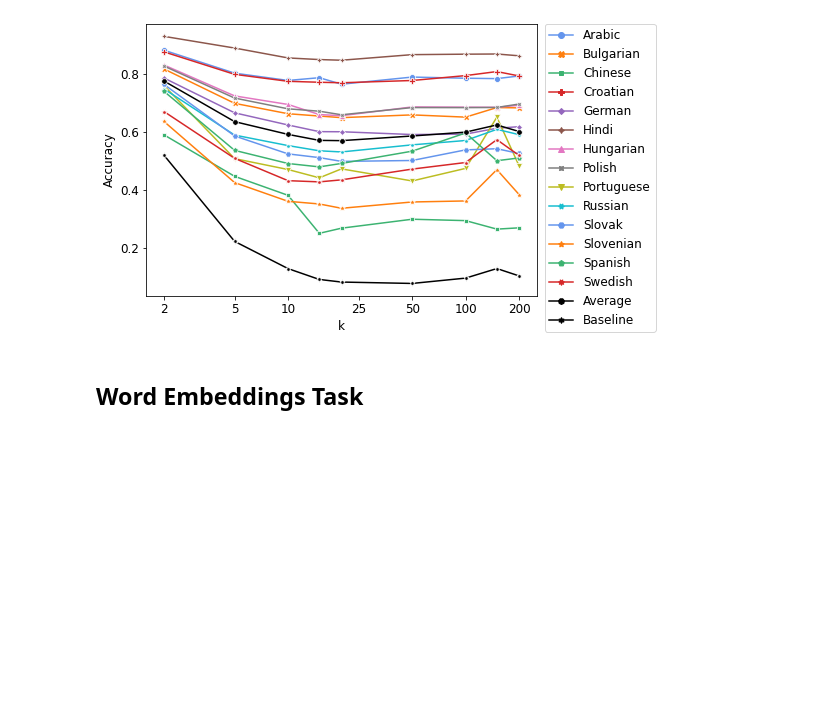
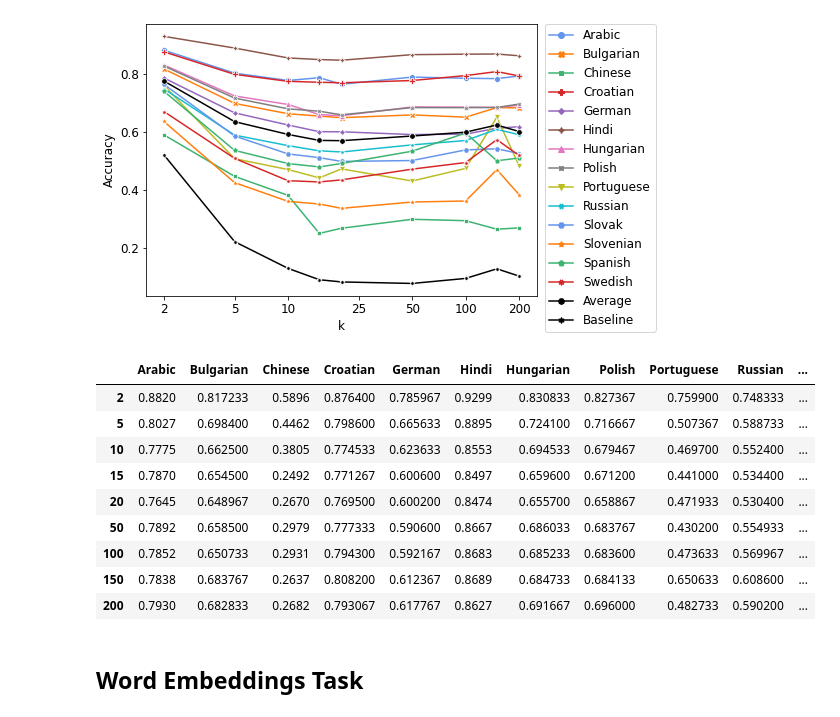
Before and after one commit to edward-chew/machine-translation, a Jupyter notebook: results.ipynb, the cells around one changed output. Drawn from its saved outputs; the diff is of its cells as text; code cells hidden in the pictures; blank space fills up the shorter version.

```diff
--- a/results.ipynb
+++ b/results.ipynb
@@ -654,6 +657,19 @@ plt.legend(bbox_to_anchor=(1.02, 1), loc="upper left", borderaxespad=0)
 plt.savefig("Figures/figure6.png", bbox_inches="tight", dpi=2000)
 # %% [output]
 [figure]
+# %%
+fig_data
+# %% [output]
+|  | Arabic | Bulgarian | Chinese | Croatian | German | Hindi | Hungarian | Polish | Portuguese | Russian | ... |
+| 2 | 0.8820 | 0.817233 | 0.5896 | 0.876400 | 0.785967 | 0.9299 | 0.830833 | 0.827367 | 0.759900 | 0.748333 | ... |
+| 5 | 0.8027 | 0.698400 | 0.4462 | 0.798600 | 0.665633 | 0.8895 | 0.724100 | 0.716667 | 0.507367 | 0.588733 | ... |
+| 10 | 0.7775 | 0.662500 | 0.3805 | 0.774533 | 0.623633 | 0.8553 | 0.694533 | 0.679467 | 0.469700 | 0.552400 | ... |
+| 15 | 0.7870 | 0.654500 | 0.2492 | 0.771267 | 0.600600 | 0.8497 | 0.659600 | 0.671200 | 0.441000 | 0.534400 | ... |
+| 20 | 0.7645 | 0.648967 | 0.2670 | 0.769500 | 0.600200 | 0.8474 | 0.655700 | 0.658867 | 0.471933 | 0.530400 | ... |
+| 50 | 0.7892 | 0.658500 | 0.2979 | 0.777333 | 0.590600 | 0.8667 | 0.686033 | 0.683767 | 0.430200 | 0.554933 | ... |
+| 100 | 0.7852 | 0.650733 | 0.2931 | 0.794300 | 0.592167 | 0.8683 | 0.685233 | 0.683600 | 0.473633 | 0.569967 | ... |
+| 150 | 0.7838 | 0.683767 | 0.2637 | 0.808200 | 0.612367 | 0.8689 | 0.684733 | 0.684133 | 0.650633 | 0.608600 | ... |
+| 200 | 0.7930 | 0.682833 | 0.2682 | 0.793067 | 0.617767 | 0.8627 | 0.691667 | 0.696000 | 0.482733 | 0.590200 | ... |
 # %% [markdown]
 ## Word Embeddings Task
 # %% [markdown]
```
Also changed, not shown: parts of 2 cells of this notebook, 7 other files.
